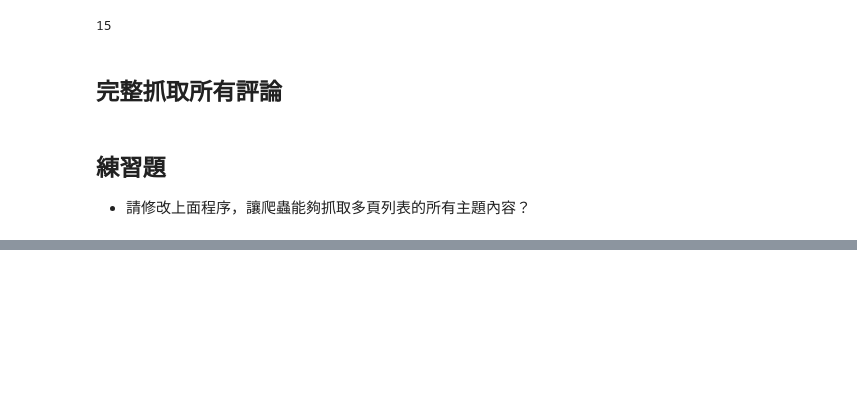
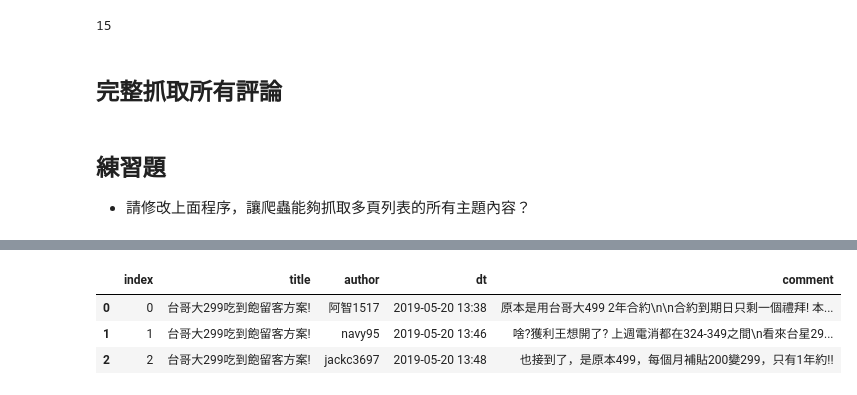
Before and after one commit to ywchiu/twm_crawler, a Jupyter notebook: Demo20201016.ipynb, the cells around one changed output, grey strips where cells are left out. Saved outputs shown, nothing was run; the diff lists cells and outputs as text; code cells hidden in the pictures; blank space fills up the shorter version.

```diff
--- a/Demo20201016.ipynb
+++ b/Demo20201016.ipynb
@@ -694,0 +805,15 @@ for link in soup.select('.c-listTableTd__title .u-ellipsis'):
+# %%
+import sqlite3
+with sqlite3.connect('comments.sqlite') as con:
+    topic_df.to_sql('mobile01_comments', con= con)
+# %%
+import sqlite3
+with sqlite3.connect('comments.sqlite') as con:
+    df2 = pandas.read_sql_query('select * from mobile01_comments limit 3', con= con)
+# %%
+df2
+# %% [output]
+|  | index | title | author | dt | comment |
+| 0 | 0 | 台哥大299吃到飽留客方案! | 阿智1517 | 2019-05-20 13:38 | 原本是用台哥大499 2年合約\n\n合約到期日只剩一個禮拜! 本... |
+| 1 | 1 | 台哥大299吃到飽留客方案! | navy95 | 2019-05-20 13:46 | 啥?獲利王想開了? 上週電消都在324-349之間\n看來台星29... |
+| 2 | 2 | 台哥大299吃到飽留客方案! | jackc3697 | 2019-05-20 13:48 | 也接到了，是原本499，每個月補貼200變299，只有1年約!! |
```
Also changed, not shown: parts of 23 cells of this notebook.
